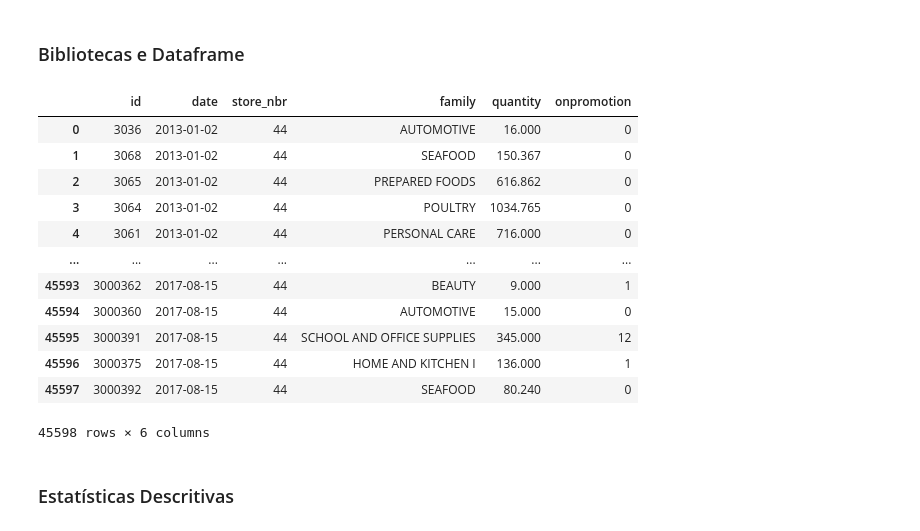
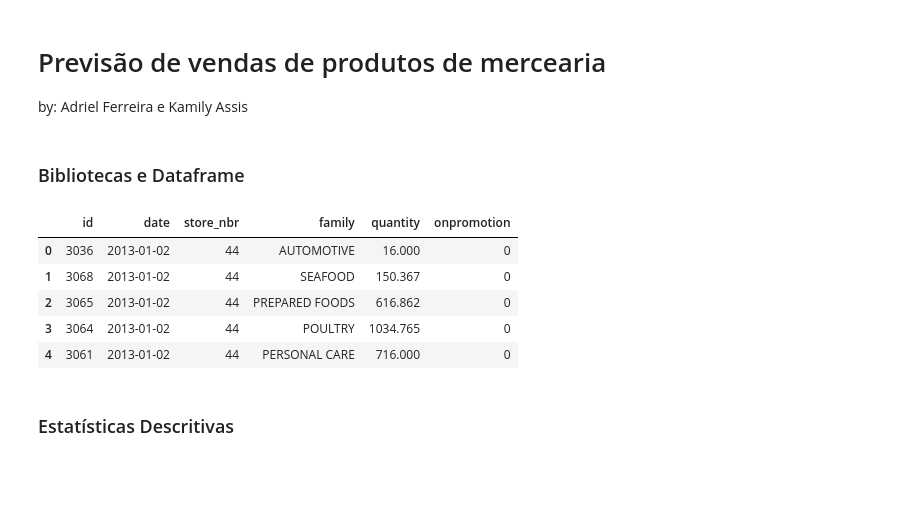
Before and after one commit to kamilyassis/previsao_vendas, a Jupyter notebook: analise_grocery.ipynb, the cells around one changed output. Cells and saved outputs as stored; diff of their text form; code cells hidden in the pictures; blank space fills up the shorter version.

```diff
--- a/analise_grocery.ipynb
+++ b/analise_grocery.ipynb
@@ -1,3 +1,6 @@
+# %% [markdown]
+# Previsão de vendas de produtos de mercearia
+by: Adriel Ferreira e Kamily Assis
 # %% [markdown]
 ### Bibliotecas e Dataframe
 # %%
@@ -18,21 +25,14 @@ from sklearn.metrics import mean_squared_error, mean_absolute_percentage_error,
 # %%
 df = pd.read_csv('dataset/corporacion-favorit/store44.csv')
 
-df
+df.head()
 # %% [output]
 |  | id | date | store_nbr | family | quantity | onpromotion |
 | 0 | 3036 | 2013-01-02 | 44 | AUTOMOTIVE | 16.000 | 0 |
 | 1 | 3068 | 2013-01-02 | 44 | SEAFOOD | 150.367 | 0 |
 | 2 | 3065 | 2013-01-02 | 44 | PREPARED FOODS | 616.862 | 0 |
 | 3 | 3064 | 2013-01-02 | 44 | POULTRY | 1034.765 | 0 |
 | 4 | 3061 | 2013-01-02 | 44 | PERSONAL CARE | 716.000 | 0 |
-| ... | ... | ... | ... | ... | ... | ... |
-| 45593 | 3000362 | 2017-08-15 | 44 | BEAUTY | 9.000 | 1 |
-| 45594 | 3000360 | 2017-08-15 | 44 | AUTOMOTIVE | 15.000 | 0 |
-| 45595 | 3000391 | 2017-08-15 | 44 | SCHOOL AND OFFICE SUPPLIES | 345.000 | 12 |
-| 45596 | 3000375 | 2017-08-15 | 44 | HOME AND KITCHEN I | 136.000 | 1 |
-| 45597 | 3000392 | 2017-08-15 | 44 | SEAFOOD | 80.240 | 0 |
-45598 rows × 6 columns
 # %% [markdown]
 ### Estatísticas Descritivas
 # %%
```
Also changed, not shown: parts of 10 cells of this notebook.
